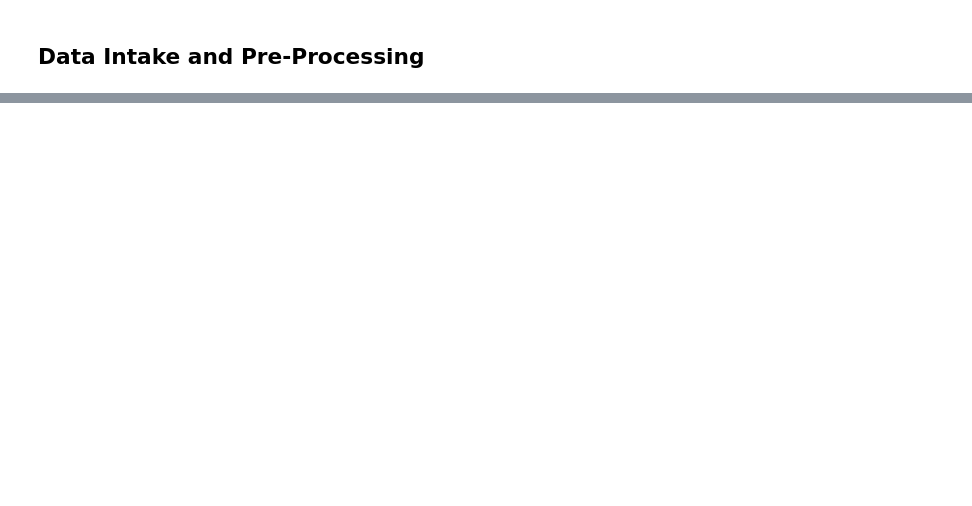
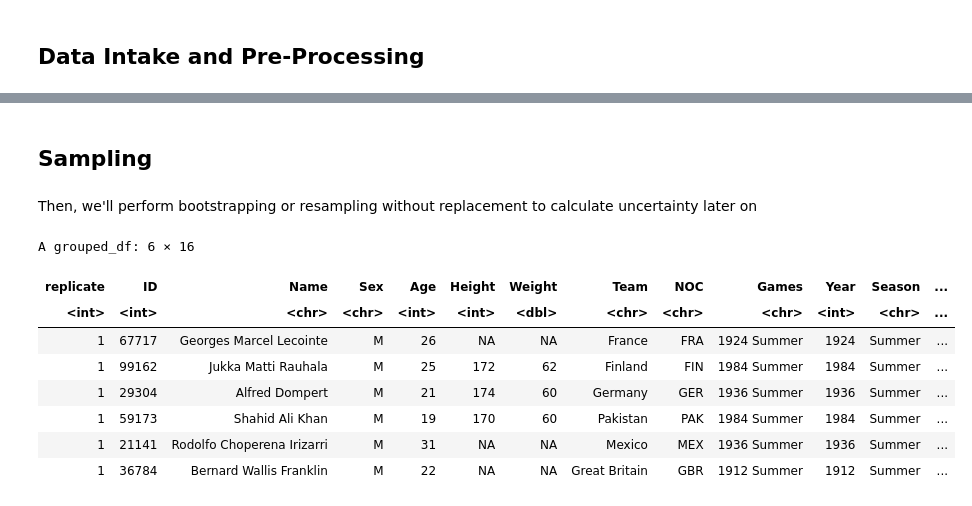
Before and after one commit to KevinSaigon/stat-201-project, a Jupyter notebook: project-proposal.ipynb, the cells around one changed output, grey strips where cells are left out. Cells and saved outputs as stored; diff of their text form; code cells hidden in the pictures; blank space fills up the shorter version.

Commit message:
started sampling portion

```diff
--- a/project-proposal.ipynb
+++ b/project-proposal.ipynb
@@ -112,0 +137,23 @@ length(unique(processed_df$ID)) == nrow(summer_df) + nrow(winter_df)
+# %% [markdown]
+## Sampling
+# %% [markdown]
+Then, we'll perform bootstrapping or resampling without replacement to calculate uncertainty later on
+# %%
+winter_bootstrap <- winter_sample %>%
+    rep_sample_n(size = 1000, reps = 200, replace = TRUE)
+
+summer_bootstrap <- summer_sample %>%
+    rep_sample_n(size = 1000, reps = 200, replace = TRUE)
+
+
+head(summer_bootstrap)
+# %% [output]
+A grouped_df: 6 × 16
+| replicate | ID | Name | Sex | Age | Height | Weight | Team | NOC | Games | Year | Season | ... |
+| <int> | <int> | <chr> | <chr> | <int> | <int> | <dbl> | <chr> | <chr> | <chr> | <int> | <chr> | ... |
+| 1 | 67717 | Georges Marcel Lecointe | M | 26 | NA | NA | France | FRA | 1924 Summer | 1924 | Summer | ... |
+| 1 | 99162 | Jukka Matti Rauhala | M | 25 | 172 | 62 | Finland | FIN | 1984 Summer | 1984 | Summer | ... |
+| 1 | 29304 | Alfred Dompert | M | 21 | 174 | 60 | Germany | GER | 1936 Summer | 1936 | Summer | ... |
+| 1 | 59173 | Shahid Ali Khan | M | 19 | 170 | 60 | Pakistan | PAK | 1984 Summer | 1984 | Summer | ... |
+| 1 | 21141 | Rodolfo Choperena Irizarri | M | 31 | NA | NA | Mexico | MEX | 1936 Summer | 1936 | Summer | ... |
+| 1 | 36784 | Bernard Wallis Franklin | M | 22 | NA | NA | Great Britain | GBR | 1912 Summer | 1912 | Summer | ... |
```
Also changed, not shown: parts of 22 cells of this notebook, 1 other file.
